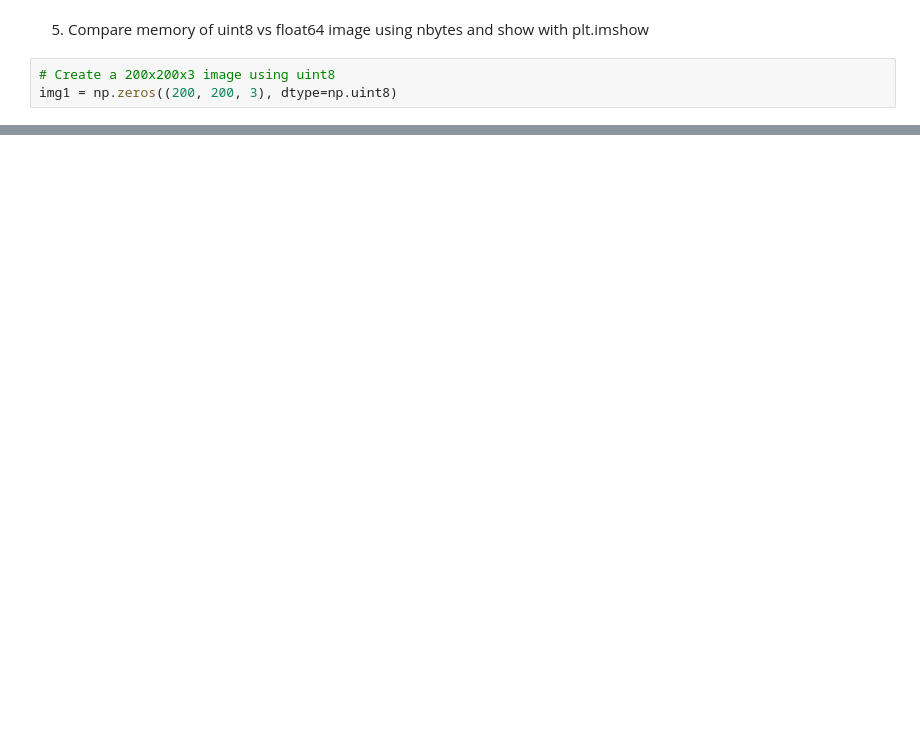
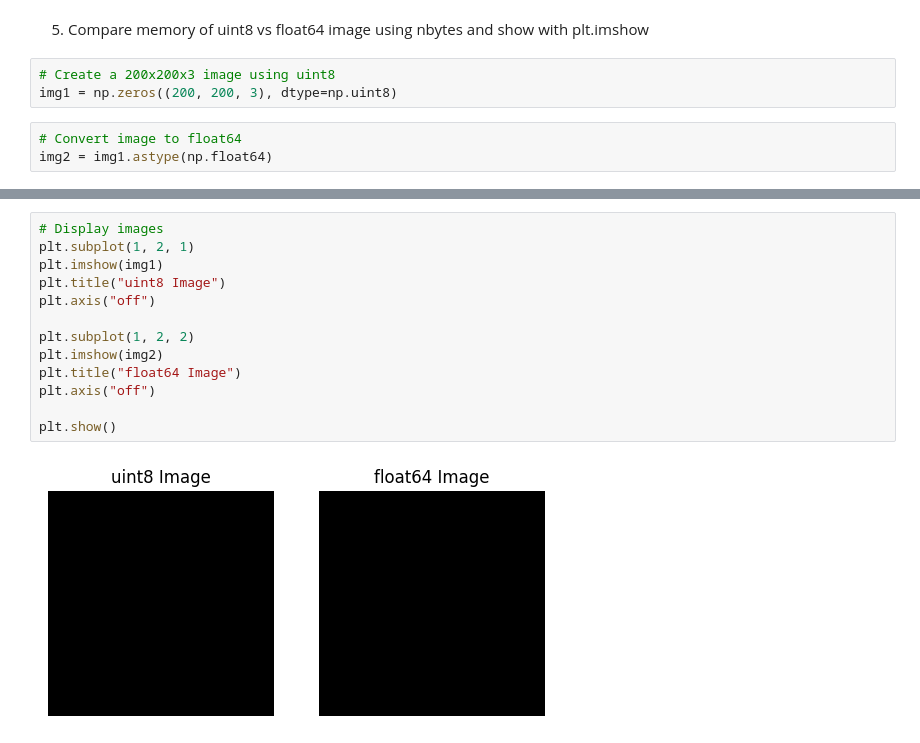
Before and after one commit to khushijaiswal4455-code/Image_pixel_manipulator, a Jupyter notebook: image_pixel.ipynb, the cells around one changed output, grey strips where cells are left out. Cells and saved outputs as stored; diff of their text form; blank space fills up the shorter version.

```diff
--- a/image_pixel.ipynb
+++ b/image_pixel.ipynb
@@ -229,3 +181,6 @@ plt.imshow
 # %%
 # Create a 200x200x3 image using uint8
 img1 = np.zeros((200, 200, 3), dtype=np.uint8)
+# %%
+# Convert image to float64
+img2 = img1.astype(np.float64)
@@ -231,0 +194,15 @@ img1 = np.zeros((200, 200, 3), dtype=np.uint8)
+# %%
+# Display images
+plt.subplot(1, 2, 1)
+plt.imshow(img1)
+plt.title("uint8 Image")
+plt.axis("off")
+
+plt.subplot(1, 2, 2)
+plt.imshow(img2)
+plt.title("float64 Image")
+plt.axis("off")
+
+plt.show()
+# %% [output]
+[figure, added]
```
Also changed, not shown: parts of 26 cells of this notebook.
